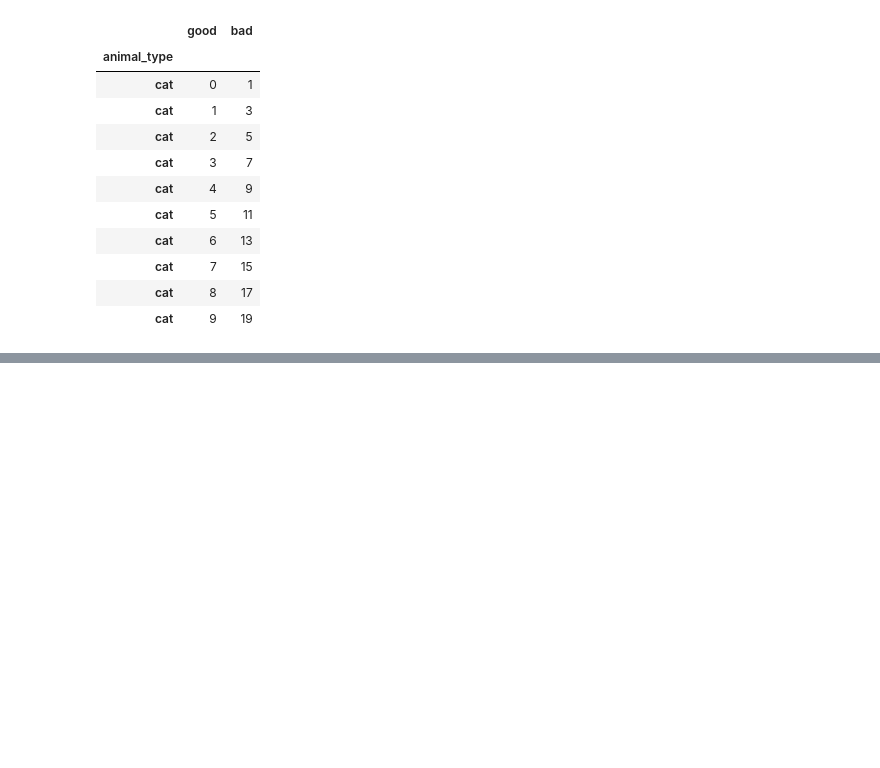
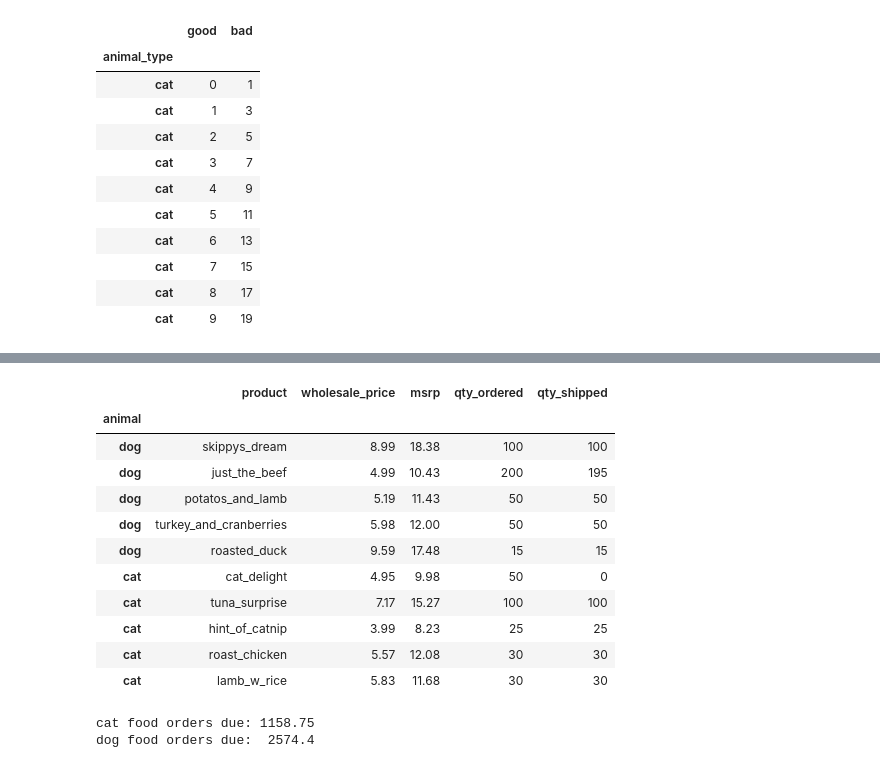
Before and after one commit to mlhudson1/CIDM4310-70_Pandas, a Jupyter notebook: Chapter2.ipynb, the cells around one changed output, grey strips where cells are left out. Cells and saved outputs as stored; diff of their text form; code cells hidden in the pictures; blank space fills up the shorter version.

Commit message:
Ch.2 - Exercise 2.02 - Reading DataFrames and manipulating the index

```diff
--- a/Chapter2.ipynb
+++ b/Chapter2.ipynb
@@ -254,0 +303,22 @@ print('good dogs', sample_df_from_lists.loc['dog','good'].sum())
+# %%
+orders.set_index('animal', inplace = True)
+orders
+# %% [output]
+|  | product | wholesale_price | msrp | qty_ordered | qty_shipped |
+| animal |  |  |  |  |  |
+| dog | skippys_dream | 8.99 | 18.38 | 100 | 100 |
+| dog | just_the_beef | 4.99 | 10.43 | 200 | 195 |
+| dog | potatos_and_lamb | 5.19 | 11.43 | 50 | 50 |
+| dog | turkey_and_cranberries | 5.98 | 12.00 | 50 | 50 |
+| dog | roasted_duck | 9.59 | 17.48 | 15 | 15 |
+| cat | cat_delight | 4.95 | 9.98 | 50 | 0 |
+| cat | tuna_surprise | 7.17 | 15.27 | 100 | 100 |
+| cat | hint_of_catnip | 3.99 | 8.23 | 25 | 25 |
+| cat | roast_chicken | 5.57 | 12.08 | 30 | 30 |
+| cat | lamb_w_rice | 5.83 | 11.68 | 30 | 30 |
+# %%
+orders['net_due']= (orders['wholesale_price']*orders['qty_shipped'])
+print ('cat food orders due:',orders.loc['cat','net_due'].sum(),'\ndog food orders due: ',orders.loc['dog','net_due'].sum())
+# %% [output]
+cat food orders due: 1158.75
+dog food orders due:  2574.4
```
Also changed, not shown: parts of 5 cells of this notebook.
